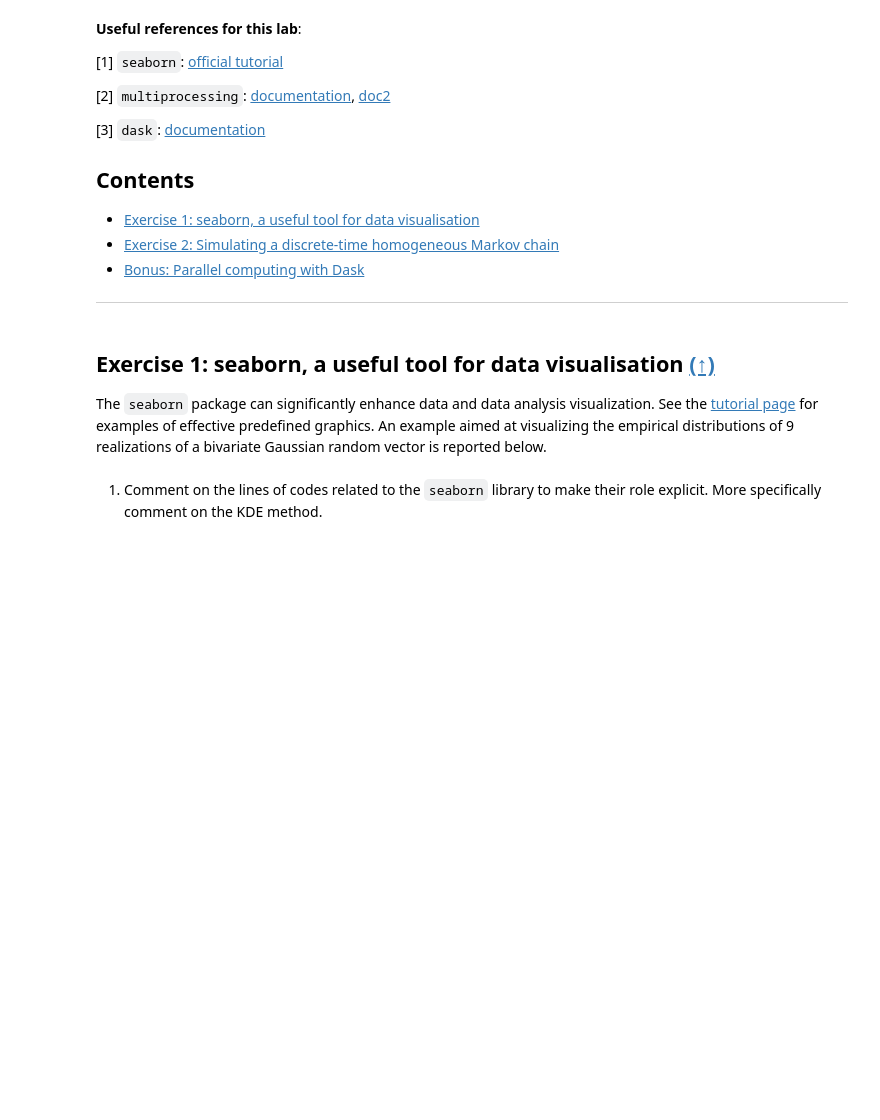
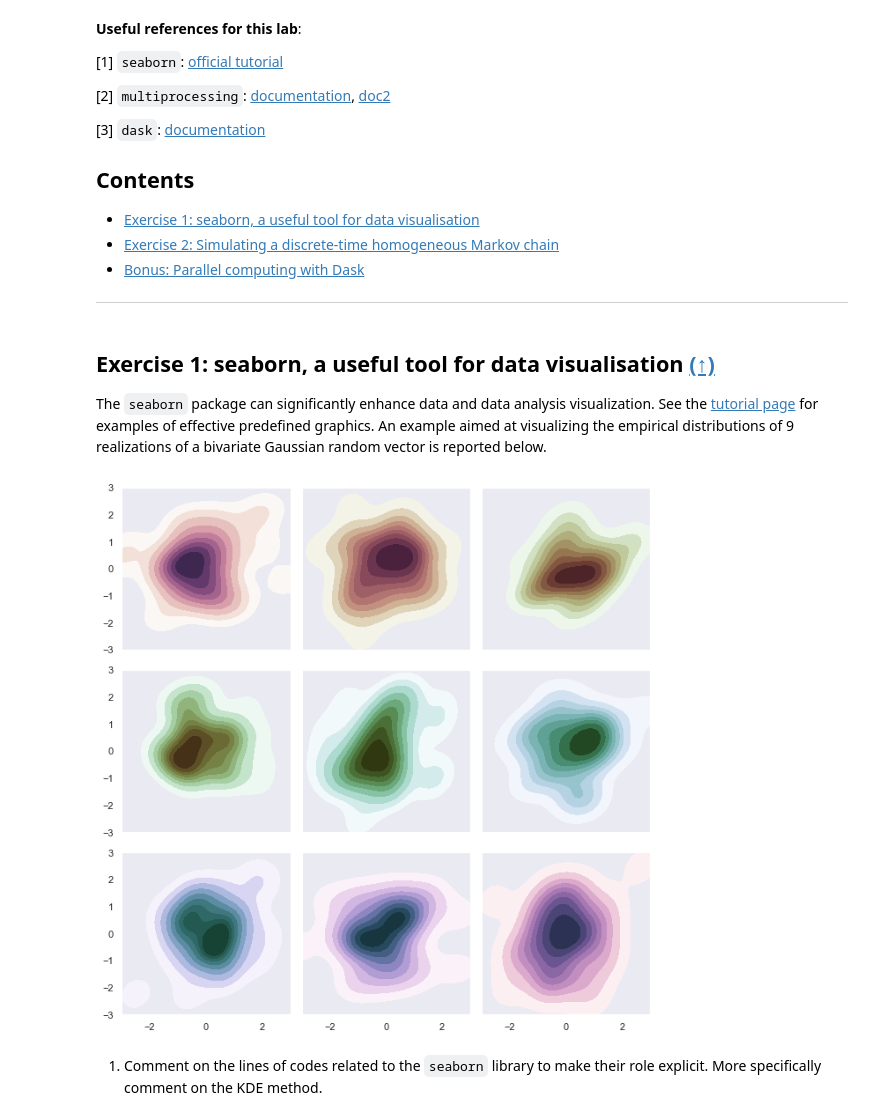
Before and after one commit to heez77/python_sdia, a Jupyter notebook: Labs/Lab5/lab5.ipynb, the cells around one changed output. Saved outputs shown, nothing was run; the diff lists cells and outputs as text; code cells hidden in the pictures; blank space fills up the shorter version.

```diff
--- a/Labs/Lab5/lab5.ipynb
+++ b/Labs/Lab5/lab5.ipynb
@@ -28,26 +28,28 @@ The `seaborn` package can significantly enhance data and data analysis visualiza
 # %%
 import matplotlib.pyplot as plt
 import numpy as np
 import seaborn as sns
 
 sns.set(style="dark")
 rng = np.random.default_rng(50)
 
 # Set up the matplotlib figure
 f, axes = plt.subplots(3, 3, figsize=(9, 9), sharex=True, sharey=True)
 
 # Rotate the starting point around the cubehelix hue circle
 for ax, s in zip(axes.flat, np.linspace(0, 3, 10)):
 
     # Create a cubehelix colormap to use with kdeplot
     cmap = sns.cubehelix_palette(start=s, light=1, as_cmap=True)
 
     # Generate and plot a random bivariate dataset
     x, y = rng.normal(size=(2, 50))
-    sns.kdeplot(x=x, y=y, cmap=cmap, shade=True, cut=5, ax=ax)
+    sns.kdeplot(x=x, y=y, cmap=cmap, fill=True, cut=5, ax=ax)
     ax.set(xlim=(-3, 3), ylim=(-3, 3))
 
 f.tight_layout()
+# %% [output]
+[figure, added]
 # %% [markdown]
 1. Comment on the lines of codes related to the `seaborn` library to make their role explicit. More specifically comment on the KDE method.
 # %% [markdown]
```
Also changed, not shown: parts of 6 cells of this notebook.
